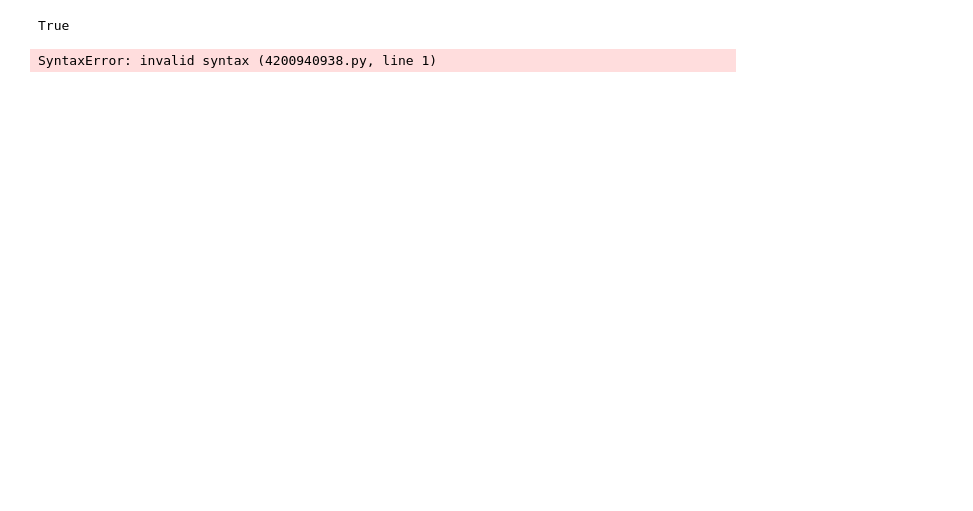
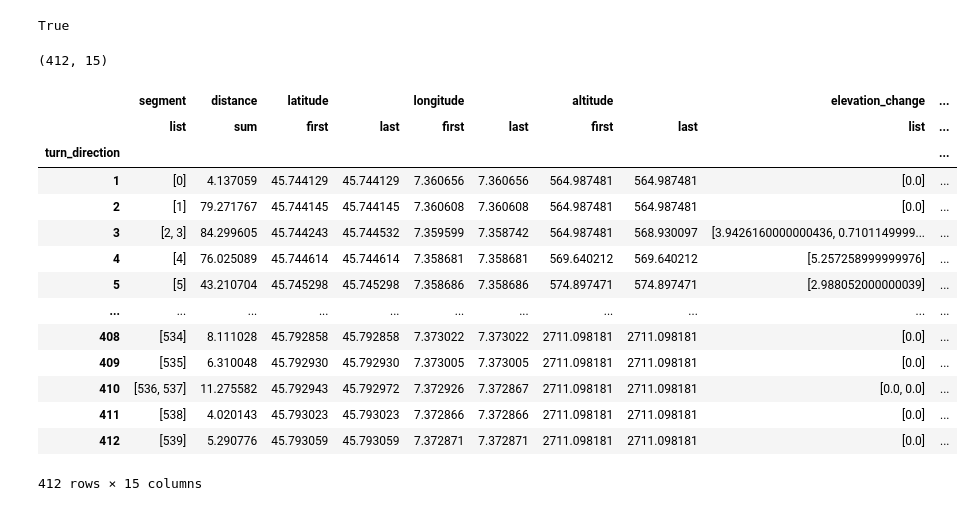
Before and after one commit to Tsadoq/describe-trail, a Jupyter notebook: exploration.ipynb, the cells around one changed output. Drawn from its saved outputs; the diff is of its cells as text; code cells hidden in the pictures; blank space fills up the shorter version.

```diff
--- a/exploration.ipynb
+++ b/exploration.ipynb
@@ -197,6 +203,39 @@ tour1.generate_coordinates(authentication=connector.authentication)
 # %% [output]
 True
 # %%
-tour1.constitution.
+df_agg = df.groupby((df['turn_direction'] != df['turn_direction'].shift()).cumsum()).agg(
+    {
+        'segment': list,
+        'distance':  'sum',
+        'latitude': ['first', 'last'],
+        'longitude': ['first', 'last'],
+        'altitude': ['first', 'last'],
+        'elevation_change': list,
+        'positive_elevation_change': 'sum',
+        'negative_elevation_change': 'sum',
+        'segment_type': list,
+        'turn_direction': 'first',
+        'turn_strength': list,
+        'slope_angle': list,
+    }
+)
-# %% [output]
-SyntaxError: invalid syntax (4200940938.py, line 1)
+# %%
+print(df_agg.shape)
+display(df_agg)
+# %% [output]
+(412, 15)
+|  | segment | distance | latitude |  | longitude |  | altitude |  | elevation_change | ... |
+|  | list | sum | first | last | first | last | first | last | list | ... |
+| turn_direction |  |  |  |  |  |  |  |  |  | ... |
+| 1 | [0] | 4.137059 | 45.744129 | 45.744129 | 7.360656 | 7.360656 | 564.987481 | 564.987481 | [0.0] | ... |
+| 2 | [1] | 79.271767 | 45.744145 | 45.744145 | 7.360608 | 7.360608 | 564.987481 | 564.987481 | [0.0] | ... |
+| 3 | [2, 3] | 84.299605 | 45.744243 | 45.744532 | 7.359599 | 7.358742 | 564.987481 | 568.930097 | [3.9426160000000436, 0.7101149999... | ... |
+| 4 | [4] | 76.025089 | 45.744614 | 45.744614 | 7.358681 | 7.358681 | 569.640212 | 569.640212 | [5.257258999999976] | ... |
+| 5 | [5] | 43.210704 | 45.745298 | 45.745298 | 7.358686 | 7.358686 | 574.897471 | 574.897471 | [2.988052000000039] | ... |
+| ... | ... | ... | ... | ... | ... | ... | ... | ... | ... | ... |
+| 408 | [534] | 8.111028 | 45.792858 | 45.792858 | 7.373022 | 7.373022 | 2711.098181 | 2711.098181 | [0.0] | ... |
+| 409 | [535] | 6.310048 | 45.792930 | 45.792930 | 7.373005 | 7.373005 | 2711.098181 | 2711.098181 | [0.0] | ... |
+| 410 | [536, 537] | 11.275582 | 45.792943 | 45.792972 | 7.372926 | 7.372867 | 2711.098181 | 2711.098181 | [0.0, 0.0] | ... |
+| 411 | [538] | 4.020143 | 45.793023 | 45.793023 | 7.372866 | 7.372866 | 2711.098181 | 2711.098181 | [0.0] | ... |
+| 412 | [539] | 5.290776 | 45.793059 | 45.793059 | 7.372871 | 7.372871 | 2711.098181 | 2711.098181 | [0.0] | ... |
+412 rows × 15 columns
```
Also changed, not shown: parts of 8 cells of this notebook, 1 other file.
